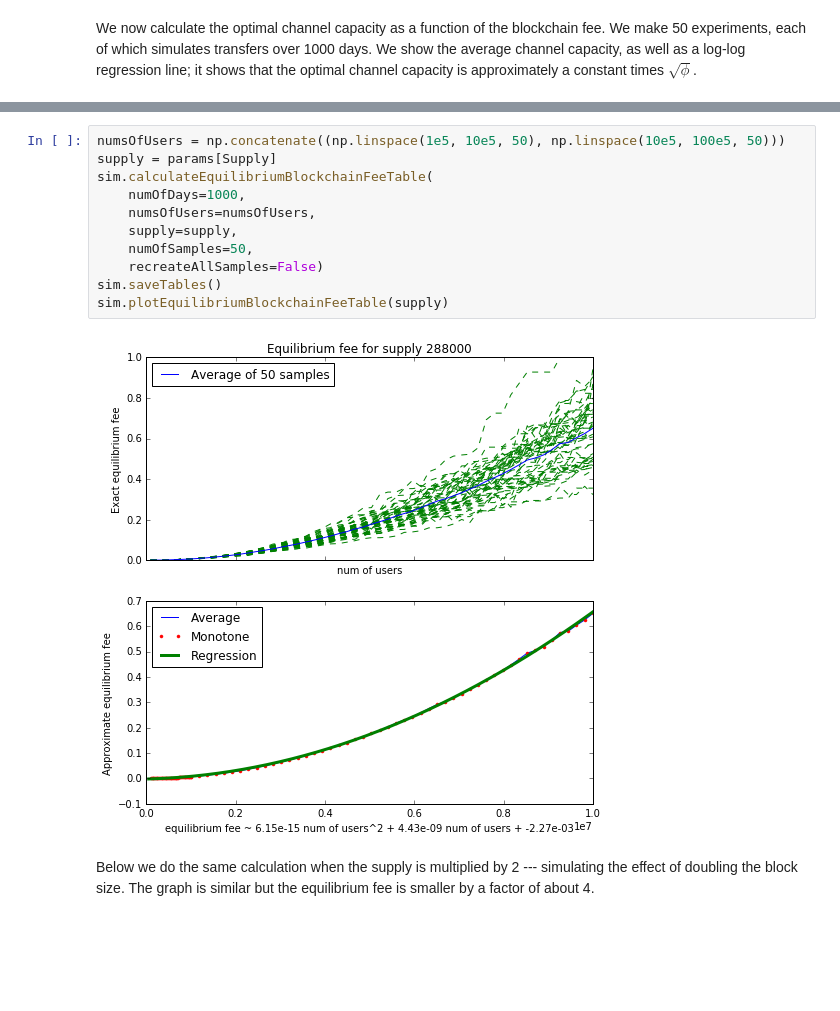
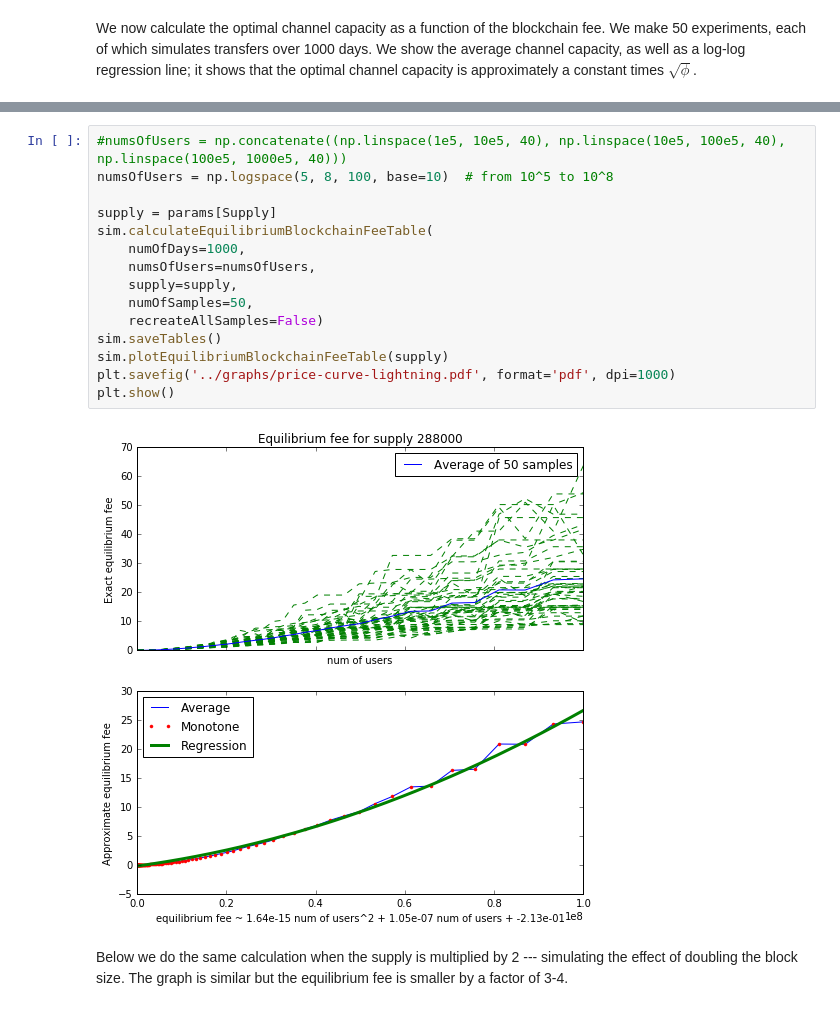
Before and after one commit to erelsgl/bitcoin-simulations, a Jupyter notebook: market-equilibrium-simulation-powerlaw-symmetric.ipynb, the cells around one changed output, grey strips where cells are left out. Saved outputs shown, nothing was run; the diff lists cells and outputs as text; blank space fills up the shorter version.

```diff
--- a/market-equilibrium-simulation-powerlaw-symmetric.ipynb
+++ b/market-equilibrium-simulation-powerlaw-symmetric.ipynb
@@ -145,18 +176,22 @@ Below we calcualte the blockchain fee as a function of the number of users in th
 # %%
-numsOfUsers = np.concatenate((np.linspace(1e5, 10e5, 50), np.linspace(10e5, 100e5, 50)))
+#numsOfUsers = np.concatenate((np.linspace(1e5, 10e5, 40), np.linspace(10e5, 100e5, 40), np.linspace(100e5, 1000e5, 40)))
+numsOfUsers = np.logspace(5, 8, 100, base=10)  # from 10^5 to 10^8
+
 supply = params[Supply]
 sim.calculateEquilibriumBlockchainFeeTable(
     numOfDays=1000,
     numsOfUsers=numsOfUsers,
     supply=supply,
     numOfSamples=50,
     recreateAllSamples=False)
 sim.saveTables()
 sim.plotEquilibriumBlockchainFeeTable(supply)
+plt.savefig('../graphs/price-curve-lightning.pdf', format='pdf', dpi=1000)
+plt.show()
 # %% [output]
-[figure, old version]
+[figure, new version]
 # %% [markdown]
-Below we do the same calculation when the supply is multiplied by 2 --- simulating the effect of doubling the block size. The graph is similar but the equilibrium fee is smaller by a factor of about 4.
+Below we do the same calculation when the supply is multiplied by 2 --- simulating the effect of doubling the block size. The graph is similar but the equilibrium fee is smaller by a factor of 3-4.
 # %%
 supply = params[Supply]*2
 sim.calculateEquilibriumBlockchainFeeTable(
```
Also changed, not shown: parts of 26 cells of this notebook, 34 other files.
